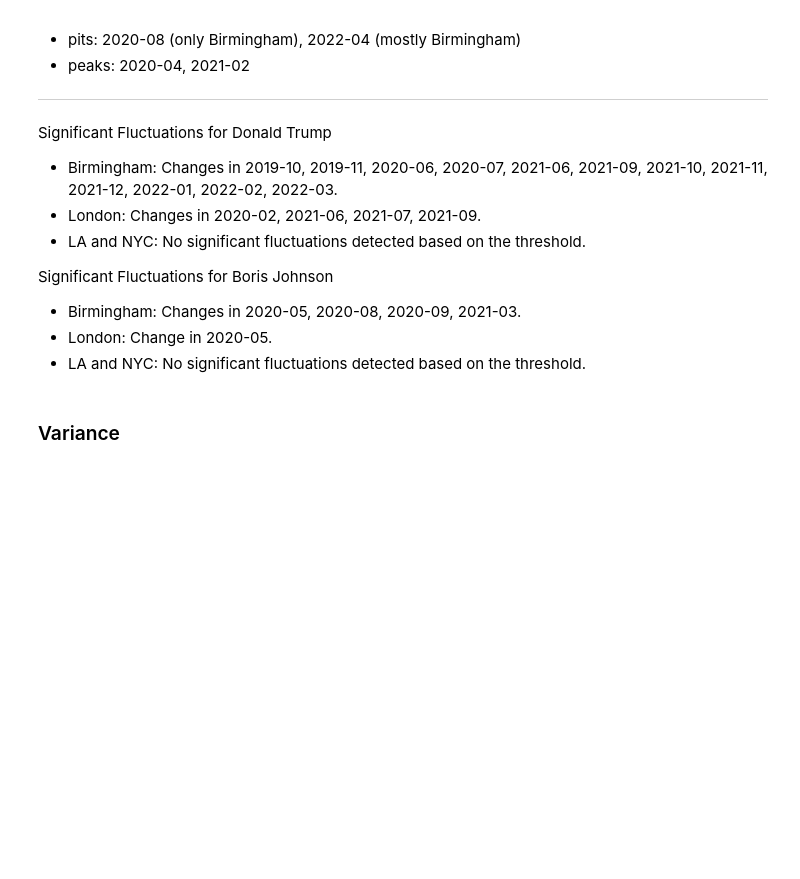
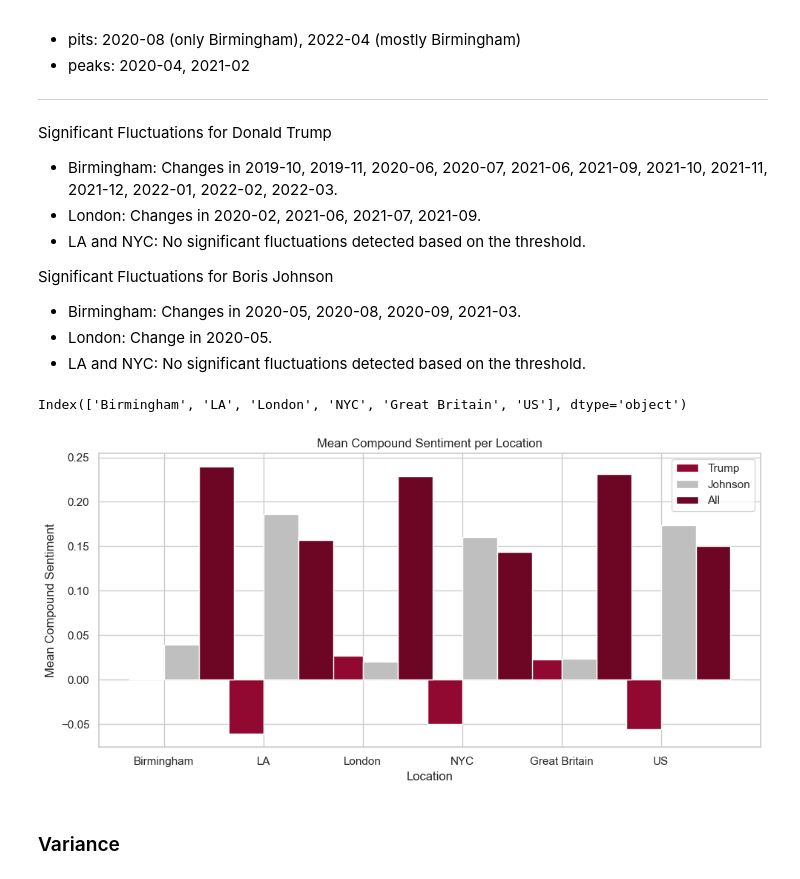
Before and after one commit to lgiesen/twitter-sentiment-analysis-politicians, a Jupyter notebook: analysis-developments.ipynb, the cells around one changed output. Saved outputs shown, nothing was run; the diff lists cells and outputs as text; code cells hidden in the pictures; blank space fills up the shorter version.

```diff
--- a/analysis-developments.ipynb
+++ b/analysis-developments.ipynb
@@ -112,0 +102,33 @@ johnson_country.loc['USA'] = johnson_compound_sentiment.loc[['LA', 'NYC']].mean(
+# %%
+def plot_mean_compound(data, filename, colors=colors, bar_width=0.35):
+    # Create the figure and axes
+    fig, ax = plt.subplots(figsize=(10, 5))
+
+    # Set up the seaborn style for nicer plots
+    sns.set(style="whitegrid")
+
+    # Get the number of entities (cities and countries)
+    num_entities = data.shape[1]
+
+    # Set the positions of the bars
+    index = np.arange(num_entities)
+    bar_positions = np.arange(len(data))
+
+    # Plot bars for each president
+    for i, president in enumerate(data.index):
+        ax.bar(index + bar_width*i, data.loc[president], bar_width, label=president.capitalize(), color=colors[i])
+
+    # Set the position of the x ticks and labels
+    ax.set_xticks(index + bar_width / 2)
+    ax.set_xticklabels(data.columns)
+
+    # Set the labels and title
+    ax.set_xlabel('Location')
+    ax.set_ylabel('Mean Compound Sentiment')
+    ax.set_title(filename)
+    ax.legend()
+
+    # Show the plot
+    plt.tight_layout()
+    plt.savefig(f'visualizations/{filename}.png', format='png', bbox_inches='tight')
+    plt.show()
@@ -113,3 +137,12 @@ johnson_country.loc['USA'] = johnson_compound_sentiment.loc[['LA', 'NYC']].mean(
+# %%
+mean_compound.columns[:-1]
+# %% [output]
+Index(['Birmingham', 'LA', 'London', 'NYC', 'Great Britain', 'US'], dtype='object')
+# %%
+mean_compound = pd.read_pickle(f'{data_path}mean_compound.pkl')
+plot_mean_compound(mean_compound[mean_compound.columns[:-1]], filename="Mean Compound Sentiment per Location")
+# %% [output]
+[figure, added]
 # %% [markdown]
 ### Variance
 # %%
```
Also changed, not shown: parts of 8 cells of this notebook, 29 other files.
